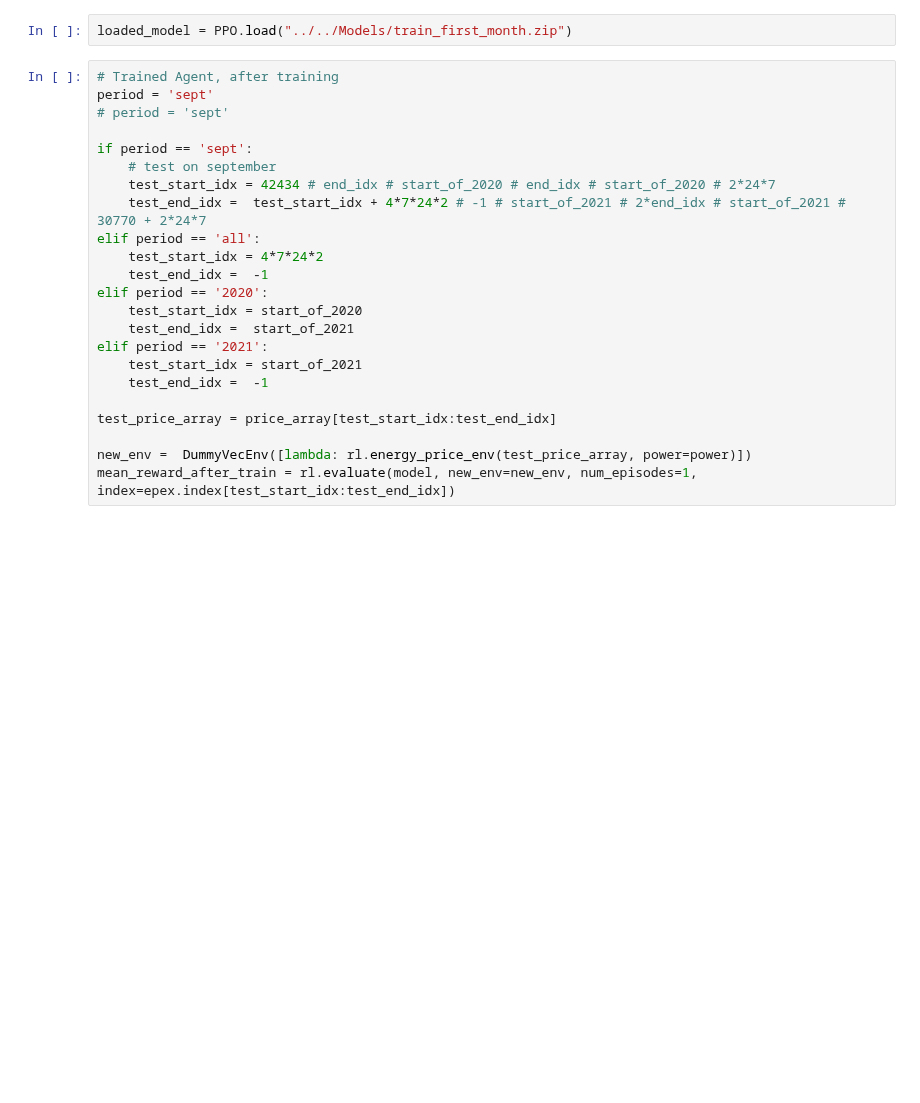
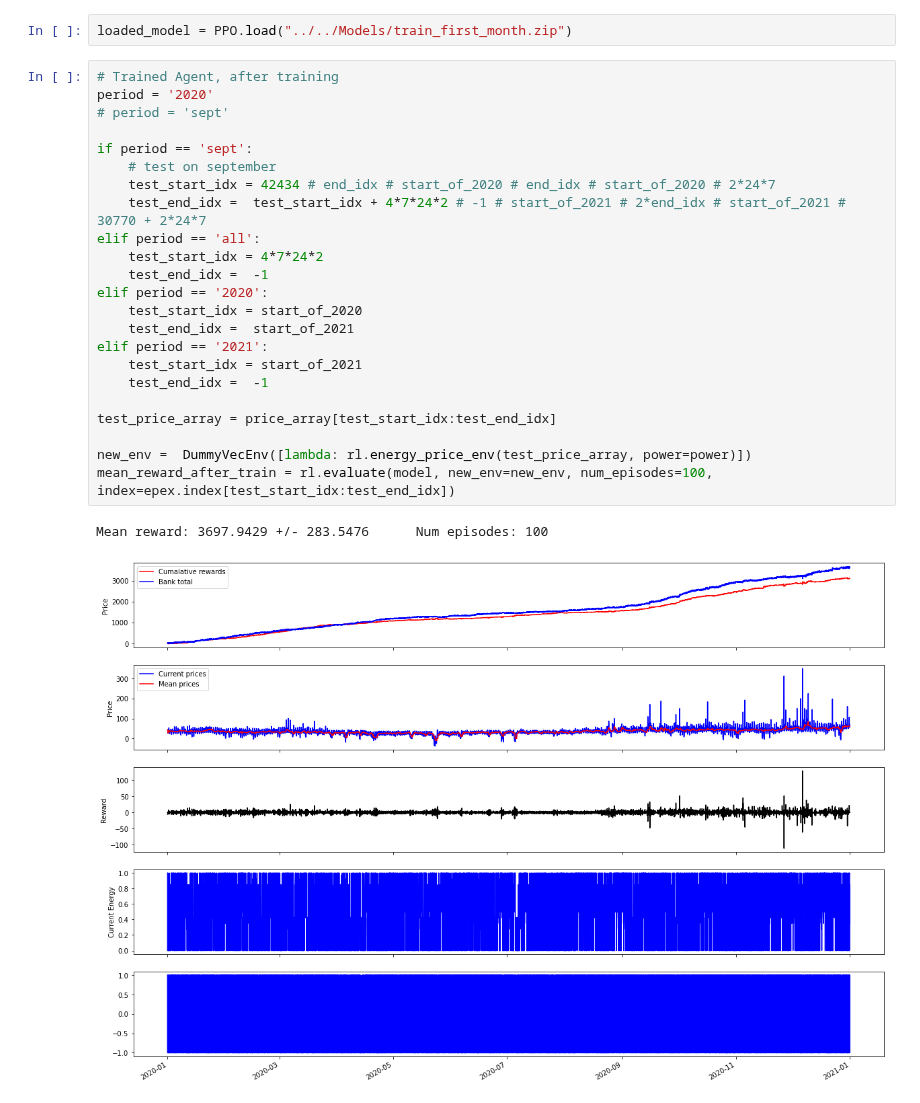
Before and after one commit to rlaker/Hackathon, a Jupyter notebook: Notebooks/BatteryCharging/RL.ipynb, the cells around one changed output. Cells and saved outputs as stored; diff of their text form; blank space fills up the shorter version.

```diff
--- a/Notebooks/BatteryCharging/RL.ipynb
+++ b/Notebooks/BatteryCharging/RL.ipynb
@@ -93,24 +96,27 @@ model.learn(total_timesteps=10000)
 loaded_model = PPO.load("../../Models/train_first_month.zip")
 # %%
 # Trained Agent, after training
-period = 'sept'
+period = '2020'
 # period = 'sept'
 
 if period == 'sept':
     # test on september
     test_start_idx = 42434 # end_idx # start_of_2020 # end_idx # start_of_2020 # 2*24*7
     test_end_idx =  test_start_idx + 4*7*24*2 # -1 # start_of_2021 # 2*end_idx # start_of_2021 # 30770 + 2*24*7
 elif period == 'all':
     test_start_idx = 4*7*24*2
     test_end_idx =  -1
 elif period == '2020':
     test_start_idx = start_of_2020
     test_end_idx =  start_of_2021
 elif period == '2021':
     test_start_idx = start_of_2021
     test_end_idx =  -1
 
 test_price_array = price_array[test_start_idx:test_end_idx]
 
 new_env =  DummyVecEnv([lambda: rl.energy_price_env(test_price_array, power=power)])
-mean_reward_after_train = rl.evaluate(model, new_env=new_env, num_episodes=1, index=epex.index[test_start_idx:test_end_idx])
+mean_reward_after_train = rl.evaluate(model, new_env=new_env, num_episodes=100, index=epex.index[test_start_idx:test_end_idx])
+# %% [output]
+Mean reward: 3697.9429 +/- 283.5476      Num episodes: 100
+[figure, added]
```
Also changed, not shown: parts of 4 cells of this notebook, 1 other file.
